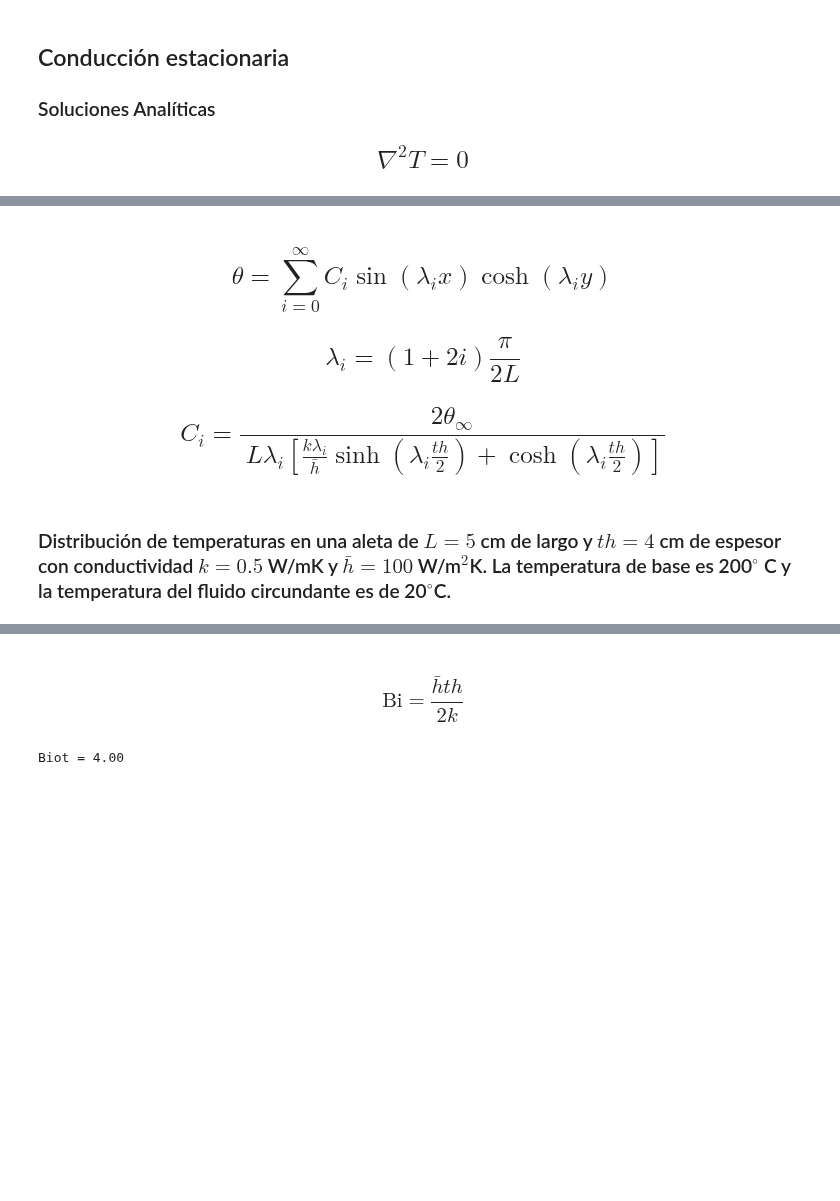
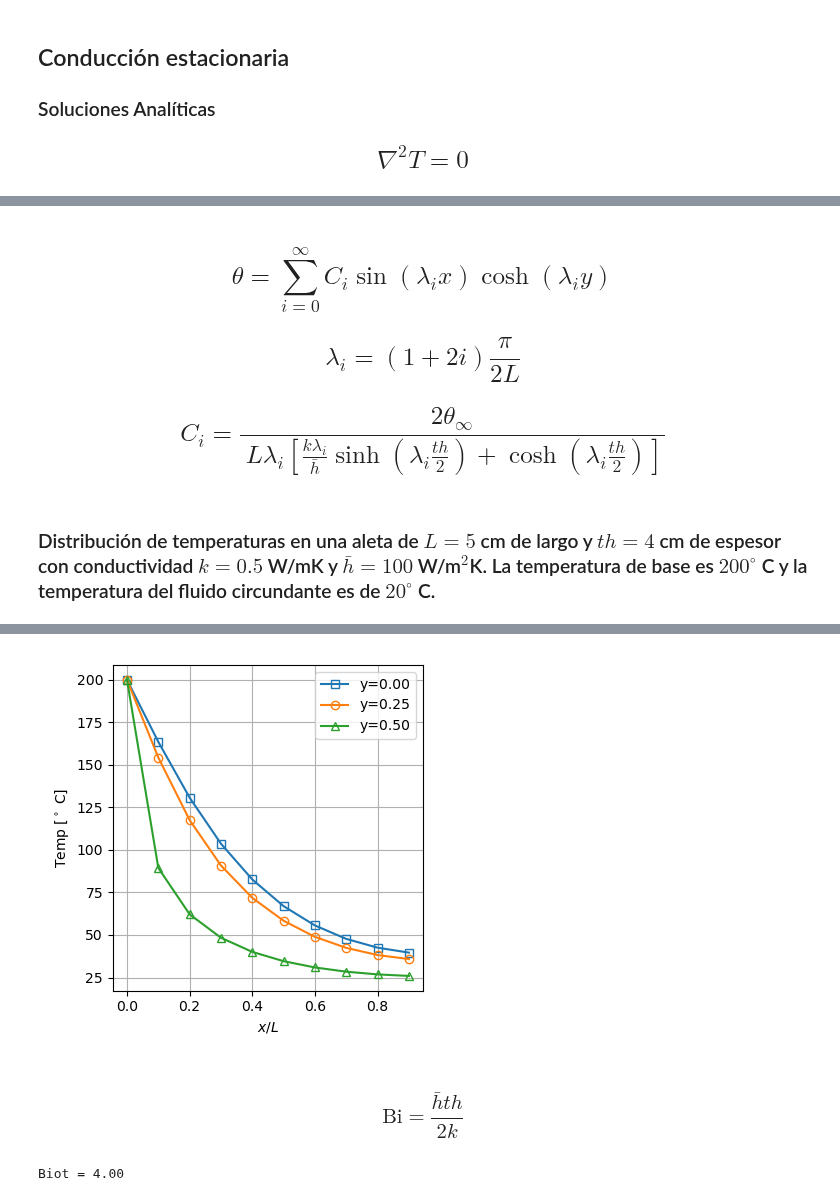
Before and after one commit to juandadamo/clases_fiuba, a Jupyter notebook: 6731/Conduccion2D.ipynb, the cells around one changed output, grey strips where cells are left out. Saved outputs shown, nothing was run; the diff lists cells and outputs as text; code cells hidden in the pictures; blank space fills up the shorter version.

```diff
--- a/6731/Conduccion2D.ipynb
+++ b/6731/Conduccion2D.ipynb
@@ -50,11 +44,13 @@ def eta_1D(th,L,k,h_bar):
 # %% [markdown]
 ## $$\theta = \sum_{i=0}^{\infty}C_i\sin(\lambda_ix)\cosh(\lambda_i y)$$
 
-## $$\lambda_i = (1+2i) \frac{\pi}{2L}$$
+## $$\lambda_i = (1+2i) \frac{\pi}{2L} $$
+
+
 
 ## $$C_i = \frac{2\theta_\infty}{\displaystyle\ L\lambda_i\left[\frac{k\lambda_i}{\bar h}\sinh\left(\lambda_i\frac{th}{2}\right)+\cosh\left(\lambda_i\frac{th}{2}\right)\right]}$$
 # %% [markdown]
-### Distribución de temperaturas en una aleta de $L=5$ cm de largo y $th=4$ cm de espesor con conductividad $k=0.5$ W/mK y $\bar h=100$ W/m$^2$K. La temperatura de base es 200$^\circ$ C y la temperatura del fluido circundante es de 20$^\circ$C.
+### Distribución de temperaturas en una aleta de $L=5$ cm de largo y $th=4$ cm de espesor con conductividad $k=0.5$ W/mK y $\bar h=100$ W/m$^2$K. La temperatura de base es $200^\circ$ C y la temperatura del fluido circundante es de $20^\circ$ C.
 # %%
 th =4e-2
 L=5e-2
@@ -100,7 +96,7 @@ ax0.plot(x_bar,Txy[0,:],marker='s',markerfacecolor='none',label='y=%.2f'%y_bar[0
 ax0.plot(x_bar,Txy[1,:],marker='o',markerfacecolor='none',label='y=%.2f'%y_bar[1])
 ax0.plot(x_bar,Txy[2,:],marker='^',markerfacecolor='none',label='y=%.2f'%y_bar[2]);
 ax0.set_xlabel('$x/L$')
-ax0.set_ylabel('Temp [$^\circ$ C]');
+ax0.set_ylabel(r'Temp [$^\circ$ C]');
 ax0.grid()
 ax0.legend()
 fig0.tight_layout()
@@ -110,5 +104,6 @@ fig0.tight_layout()
+[figure, added]
 # %% [markdown]
-### $$\text{Bi} = \frac{\bar h th}{2 k}$$
+### $$\text{Bi} = \frac{\bar{h} th}{2k} $$
 # %%
 Bi = h_bar*th/2/k
 print('Biot = %.2f'%Bi)
```
Also changed, not shown: parts of 5 cells of this notebook.
